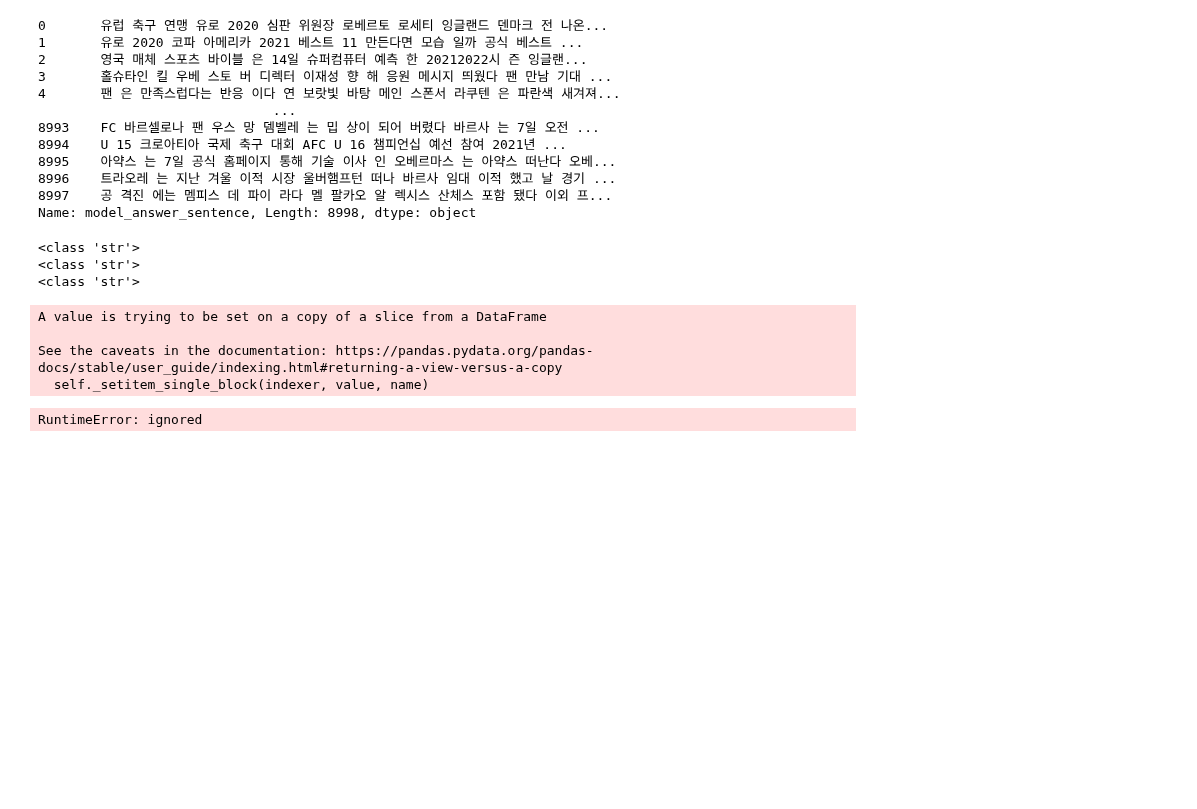
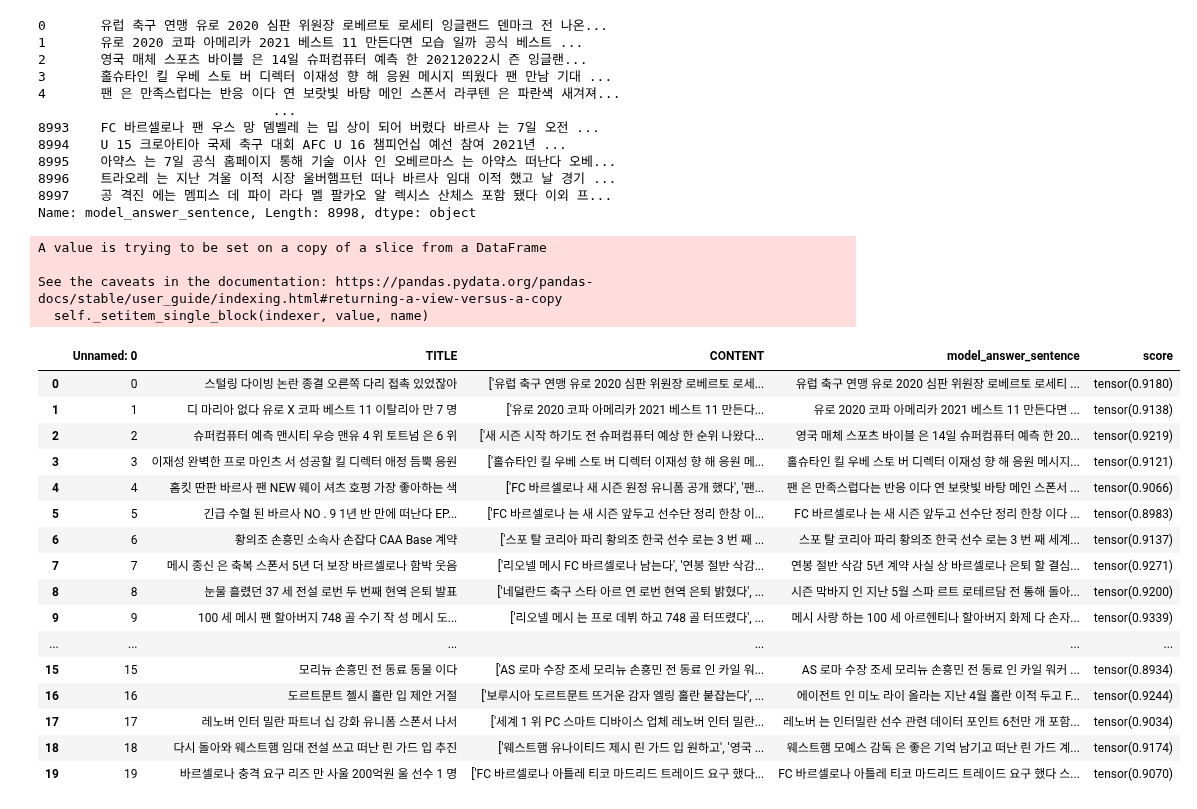
Before and after one commit to honeybeat1/Extractive_Text_Summarization, a Jupyter notebook: 4_NLG_문서요약/hyeong_jin/hyeong_jin.ipynb, the cells around one changed output. Saved outputs shown, nothing was run; the diff lists cells and outputs as text; code cells hidden in the pictures; blank space fills up the shorter version.

```diff
--- a/4_NLG_문서요약/hyeong_jin/hyeong_jin.ipynb
+++ b/4_NLG_문서요약/hyeong_jin/hyeong_jin.ipynb
@@ -493,7 +493,7 @@ next(iter(train_dataloader))
 def get_score(doc,label,answer):
   score_1 = torch.cosine_similarity(doc,answer,dim=0)
   score_2 = torch.cosine_similarity(label,answer,dim=0)
-  return score_1+score_2
+  return (score_1+score_2)/2
 # %%
 def get_candidate_id(doc_emb,summary_emb,batch_sentence_id, candidate_num, extract_model,device):
     cls_token = torch.tensor([0]).to(device)
@@ -841,15 +808,15 @@ class rdass:
     self.encoder.eval()
   def __call__(self, text = None, label = None, answer = None):
     with torch.no_grad():
-      text_ids = self.tokenizer(text,return_tensors = 'pt')
+      text_ids = self.tokenizer(text,truncation = True,max_length = 512,return_tensors = 'pt')
       label_ids = self.tokenizer(label,return_tensors = 'pt')
       answer_ids = self.tokenizer(answer,return_tensors = 'pt')
+      # print(text_ids['input_ids'].shape," ",label_ids['input_ids'].shape," ",answer_ids['input_ids'].shape)
+      vector_text = self.encoder(**text_ids)['last_hidden_state'] # vector_d
+      vector_label = self.encoder(**label_ids)['last_hidden_state'] # vector_r
+      vector_answer = self.encoder(**answer_ids)['last_hidden_state'] # vector_p
 
-    vector_text = self.encoder(**text_ids)['last_hidden_state'][0,0,:] # vector_d
-    vector_label = self.encoder(**label_ids)['last_hidden_state'][0,0,:] # vector_r
-    vector_answer = self.encoder(**answer_ids)['last_hidden_state'][0,0,:] # vector_p
-
-    return get_score(vector_text,vector_label,vector_answer)
+    return get_score(vector_text[0,0,:],vector_label[0,0,:],vector_answer[0,0,:])
 # %%
 tokenzier_for_eval = AutoTokenizer.from_pretrained("klue/roberta-small")
 model_for_eval = AutoModel.from_pretrained("klue/roberta-small")
@@ -876,21 +843,34 @@ print(df_new_for_answer['model_answer_sentence'])
 Name: model_answer_sentence, Length: 8998, dtype: object
 # %%
 df_new_for_answer['score'] = df_new_for_answer['CONTENT']
-for i in range(len(df_new_for_answer)):
-  print(type(df_new_for_answer['CONTENT'].iloc[i]))
-  print(type(df_new_for_answer['TITLE'].iloc[i]))
-  print(type(df_new_for_answer['model_answer_sentence'].iloc[i]))
+for i in tqdm(range(len(df_new_for_answer))):
   df_new_for_answer['score'].iloc[i] = metric(
                                             text = df_new_for_answer['CONTENT'].iloc[i],
                                             label = df_new_for_answer['TITLE'].iloc[i],
                                             answer = df_new_for_answer['model_answer_sentence'].iloc[i]
   )
 # %% [output]
-<class 'str'>
-<class 'str'>
-<class 'str'>
+A value is trying to be set on a copy of a slice from a DataFrame
+
+See the caveats in the documentation: https://pandas.pydata.org/pandas-docs/stable/user_guide/indexing.html#returning-a-view-versus-a-copy
+  self._setitem_single_block(indexer, value, name)
-A value is trying to be set on a copy of a slice from a DataFrame
-
-See the caveats in the documentation: https://pandas.pydata.org/pandas-docs/stable/user_guide/indexing.html#returning-a-view-versus-a-copy
-  self._setitem_single_block(indexer, value, name)
-RuntimeError: ignored
+# %%
+df_new_for_answer.head(20)
+# %% [output]
+|  | Unnamed: 0 | TITLE | CONTENT | model_answer_sentence | score |
+| 0 | 0 | 스털링 다이빙 논란 종결 오른쪽 다리 접촉 있었잖아 | ['유럽 축구 연맹 유로 2020 심판 위원장 로베르토 로세... | 유럽 축구 연맹 유로 2020 심판 위원장 로베르토 로세티 ... | tensor(0.9180) |
+| 1 | 1 | 디 마리아 없다 유로 X 코파 베스트 11 이탈리아 만 7 명 | ['유로 2020 코파 아메리카 2021 베스트 11 만든다... | 유로 2020 코파 아메리카 2021 베스트 11 만든다면 ... | tensor(0.9138) |
+| 2 | 2 | 슈퍼컴퓨터 예측 맨시티 우승 맨유 4 위 토트넘 은 6 위 | ['새 시즌 시작 하기도 전 슈퍼컴퓨터 예상 한 순위 나왔다... | 영국 매체 스포츠 바이블 은 14일 슈퍼컴퓨터 예측 한 20... | tensor(0.9219) |
+| 3 | 3 | 이재성 완벽한 프로 마인츠 서 성공할 킬 디렉터 애정 듬뿍 응원 | ['홀슈타인 킬 우베 스토 버 디렉터 이재성 향 해 응원 메... | 홀슈타인 킬 우베 스토 버 디렉터 이재성 향 해 응원 메시지... | tensor(0.9121) |
+| 4 | 4 | 홈킷 딴판 바르사 팬 NEW 웨이 셔츠 호평 가장 좋아하는 색 | ['FC 바르셀로나 새 시즌 원정 유니폼 공개 했다', '팬... | 팬 은 만족스럽다는 반응 이다 연 보랏빛 바탕 메인 스폰서 ... | tensor(0.9066) |
+| 5 | 5 | 긴급 수혈 된 바르사 NO . 9 1년 반 만에 떠난다 EP... | ['FC 바르셀로나 는 새 시즌 앞두고 선수단 정리 한창 이... | FC 바르셀로나 는 새 시즌 앞두고 선수단 정리 한창 이다 ... | tensor(0.8983) |
+| 6 | 6 | 황의조 손흥민 소속사 손잡다 CAA Base 계약 | ['스포 탈 코리아 파리 황의조 한국 선수 로는 3 번 째 ... | 스포 탈 코리아 파리 황의조 한국 선수 로는 3 번 째 세계... | tensor(0.9137) |
+| 7 | 7 | 메시 종신 은 축복 스폰서 5년 더 보장 바르셀로나 함박 웃음 | ['리오넬 메시 FC 바르셀로나 남는다', '연봉 절반 삭감... | 연봉 절반 삭감 5년 계약 사실 상 바르셀로나 은퇴 할 결심... | tensor(0.9271) |
+| 8 | 8 | 눈물 흘렸던 37 세 전설 로번 두 번째 현역 은퇴 발표 | ['네덜란드 축구 스타 아르 연 로번 현역 은퇴 밝혔다', ... | 시즌 막바지 인 지난 5월 스파 르트 로테르담 전 통해 돌아... | tensor(0.9200) |
+| 9 | 9 | 100 세 메시 팬 할아버지 748 골 수기 작 성 메시 도... | ['리오넬 메시 는 프로 데뷔 하고 748 골 터뜨렸다', ... | 메시 사랑 하는 100 세 아르헨티나 할아버지 화제 다 손자... | tensor(0.9339) |
+| ... | ... | ... | ... | ... | ... |
+| 15 | 15 | 모리뉴 손흥민 전 동료 동물 이다 | ['AS 로마 수장 조세 모리뉴 손흥민 전 동료 인 카일 워... | AS 로마 수장 조세 모리뉴 손흥민 전 동료 인 카일 워커 ... | tensor(0.8934) |
+| 16 | 16 | 도르트문트 첼시 홀란 입 제안 거절 | ['보루시아 도르트문트 뜨거운 감자 엘링 홀란 붙잡는다', ... | 에이전트 인 미노 라이 올라는 지난 4월 홀란 이적 두고 F... | tensor(0.9244) |
+| 17 | 17 | 레노버 인터 밀란 파트너 십 강화 유니폼 스폰서 나서 | ['세계 1 위 PC 스마트 디바이스 업체 레노버 인터 밀란... | 레노버 는 인터밀란 선수 관련 데이터 포인트 6천만 개 포함... | tensor(0.9034) |
+| 18 | 18 | 다시 돌아와 웨스트햄 임대 전설 쓰고 떠난 린 가드 입 추진 | ['웨스트햄 유나이티드 제시 린 가드 입 원하고', '영국 ... | 웨스트햄 모예스 감독 은 좋은 기억 남기고 떠난 린 가드 계... | tensor(0.9174) |
+| 19 | 19 | 바르셀로나 충격 요구 리즈 만 사울 200억원 울 선수 1 명 | ['FC 바르셀로나 아틀레 티코 마드리드 트레이드 요구 했다... | FC 바르셀로나 아틀레 티코 마드리드 트레이드 요구 했다 스... | tensor(0.9070) |
```
Also changed, not shown: parts of 10 cells of this notebook.
